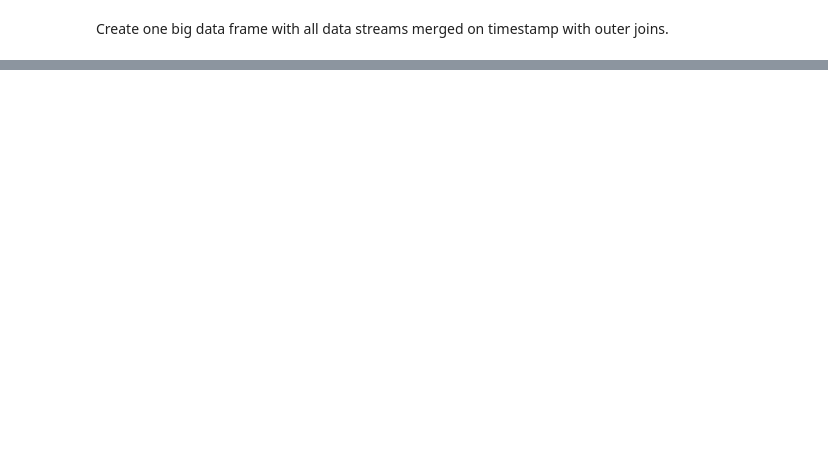
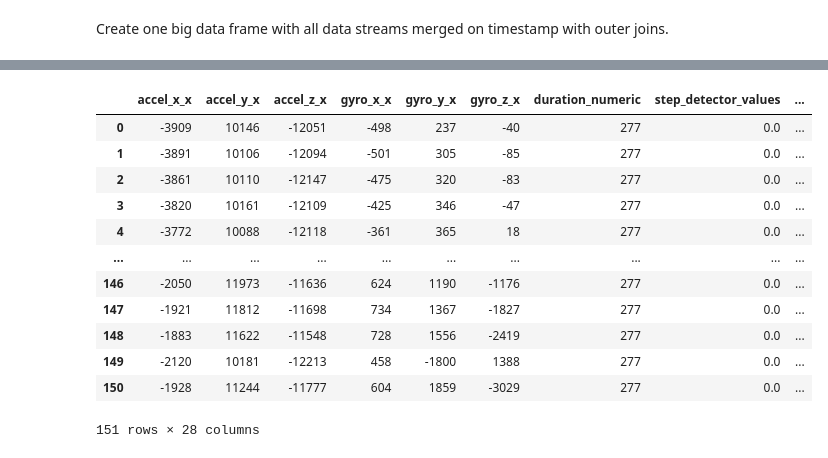
Before and after one commit to twotango/messenger, a Jupyter notebook: Research/Weeks/Week 13/Week_13_2.ipynb, the cells around one changed output, grey strips where cells are left out. Drawn from its saved outputs; the diff is of its cells as text; code cells hidden in the pictures; blank space fills up the shorter version.

```diff
--- a/Research/Weeks/Week 13/Week_13_2.ipynb
+++ b/Research/Weeks/Week 13/Week_13_2.ipynb
@@ -582,0 +688,20 @@ merged_data_all.reset_index(drop=True, inplace=True)
+# %%
+import pandas as pd
+
+# Extract all datetime values
+date_columns = ['timestamps', 'timestamp']
+
+# Concatenate datetime values into one column
+merged_data_all['timestamps1'] = pd.concat([merged_data_all[col] for col in date_columns], ignore_index=True)
+
+# Sort the DataFrame by the concatenated timestamps
+merged_data_all.sort_values(by='timestamps1', inplace=True)
+
+# Drop the original 'DATE' and 'timestamp' columns
+merged_data_all.drop(columns=['timestamps', 'timestamp'], inplace=True)
+
+# Reset the index if needed
+merged_data_all.reset_index(drop=True, inplace=True)
+
+# Print the resulting DataFrame
+print(merged_data_all)
@@ -582,0 +726,8 @@ merged_data_all.reset_index(drop=True, inplace=True)
+# %%
+# Group activity_type_full by timestamps
+grouped_activity_type = activity_type_full.groupby(merged_data_all['timestamps1'])['activity_type'].first().reset_index()
+
+# Merge grouped activity_type_full with merged_data_all on 'timestamps'
+merged_data_all = pd.merge(merged_data_all, grouped_activity_type, on='timestamps1', how='left')
+# %%
+merged_data_all.fillna(0, inplace=True)
@@ -582,0 +738,18 @@ merged_data_all.reset_index(drop=True, inplace=True)
+# %%
+merged_data_all_activity = merged_data_all[merged_data_all['activity_type'] != 0]
+# %%
+merged_data_all_activity
+# %% [output]
+|  | accel_x_x | accel_y_x | accel_z_x | gyro_x_x | gyro_y_x | gyro_z_x | duration_numeric | step_detector_values | ... |
+| 0 | -3909 | 10146 | -12051 | -498 | 237 | -40 | 277 | 0.0 | ... |
+| 1 | -3891 | 10106 | -12094 | -501 | 305 | -85 | 277 | 0.0 | ... |
+| 2 | -3861 | 10110 | -12147 | -475 | 320 | -83 | 277 | 0.0 | ... |
+| 3 | -3820 | 10161 | -12109 | -425 | 346 | -47 | 277 | 0.0 | ... |
+| 4 | -3772 | 10088 | -12118 | -361 | 365 | 18 | 277 | 0.0 | ... |
+| ... | ... | ... | ... | ... | ... | ... | ... | ... | ... |
+| 146 | -2050 | 11973 | -11636 | 624 | 1190 | -1176 | 277 | 0.0 | ... |
+| 147 | -1921 | 11812 | -11698 | 734 | 1367 | -1827 | 277 | 0.0 | ... |
+| 148 | -1883 | 11622 | -11548 | 728 | 1556 | -2419 | 277 | 0.0 | ... |
+| 149 | -2120 | 10181 | -12213 | 458 | -1800 | 1388 | 277 | 0.0 | ... |
+| 150 | -1928 | 11244 | -11777 | 604 | 1859 | -3029 | 277 | 0.0 | ... |
+151 rows × 28 columns
```
Also changed, not shown: parts of 13 cells of this notebook.
